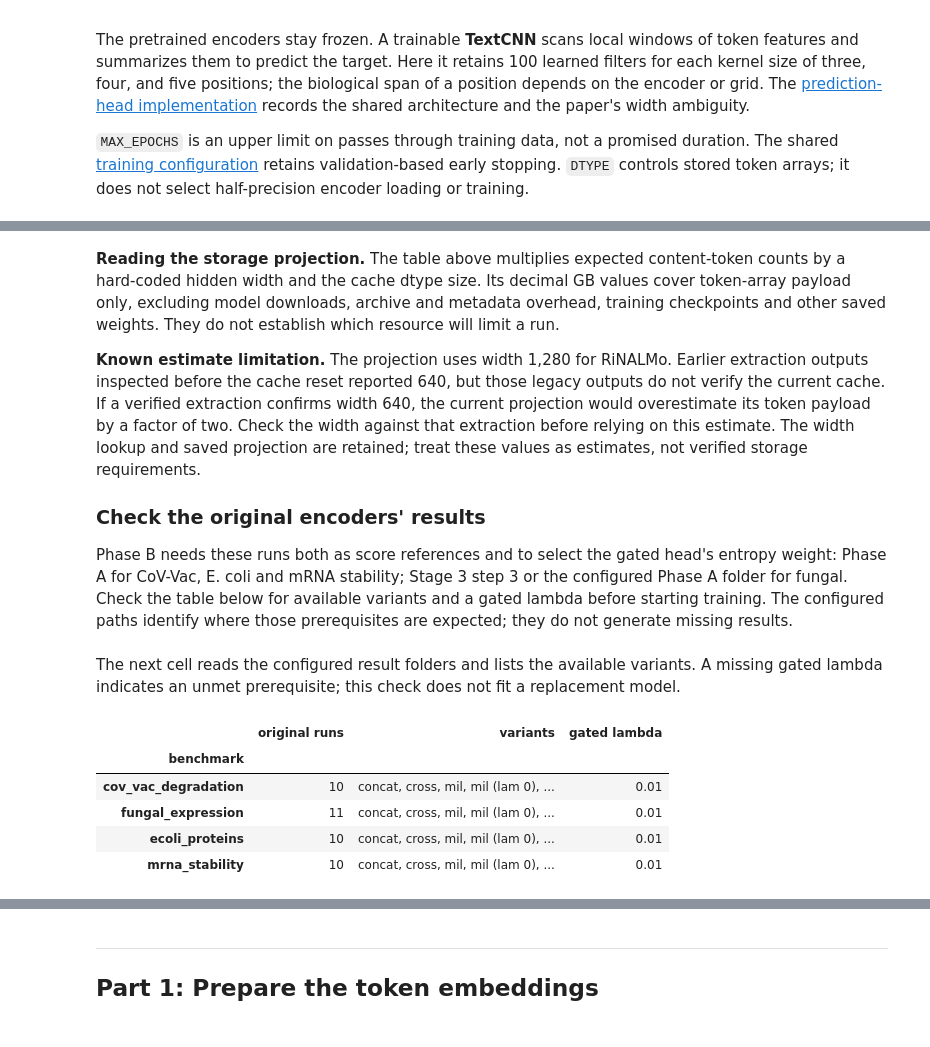
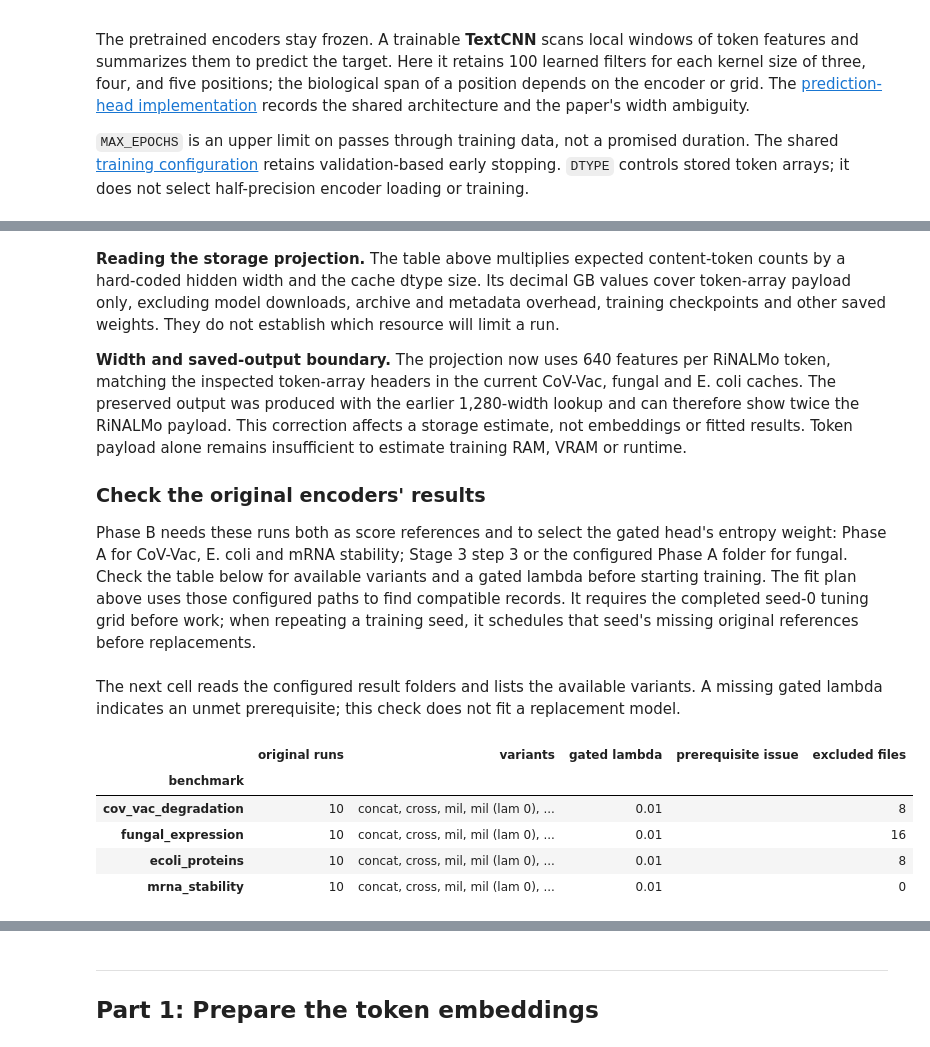
Before and after one commit to jtmckinley4/multimodal-bio-fusion, a Jupyter notebook: Code/stage4/tier2_encoder_swaps.ipynb, the cells around one changed output, grey strips where cells are left out. Cells and saved outputs as stored; diff of their text form; code cells hidden in the pictures.

```diff
--- a/Code/stage4/tier2_encoder_swaps.ipynb
+++ b/Code/stage4/tier2_encoder_swaps.ipynb
@@ -170,4 +175,7 @@ Selected device: cuda | GPU: NVIDIA GeForce RTX 2060 SUPER
 # %%
+# Default Run All reads saved evidence; changing this enables research computation.
+READ_SAVED_RESULTS = False
+
 BENCHMARKS = (
     "cov_vac_degradation",
     "fungal_expression",
@@ -204,7 +212,9 @@ TCONV = "equation"  # Retain the Equation 1 six-mer-to-codon upsampling.
 CHANNELS = 100      # Learned filters per TextCNN kernel size, not encoder width.
 BATCH_SIZE = 32     # Benchmark rows per training minibatch.
 MAX_EPOCHS = 500    # Ceiling; validation-based early stopping may end a fit sooner.
-SEED = 0           # Retained training seed and original-result selection.
+SEED = 0           # Change manually to 1, then 2; one training seed per execution.
+SELECTION_SEED = 0 # Keep validation-selected penalties and baseline choices fixed.
+RUN_BOOTSTRAP = False  # Separate analysis; leave off when completing fits or repeats.
 
 # Cache chunking and stored-array precision, not encoder or training precision
 CHUNK_SIZE = tokens.DEFAULT_CHUNK
@@ -221,8 +231,8 @@ SWAPS = [
     ("prot", "esm2_150m"),
     ("prot", "protbert"),
 ]
-# Keep the selected stability subset; the storage projection is not a feasibility check.
-STABILITY_SWAPS = [("rna", "mrnafm"), ("rna", "calm"), ("prot", "esm2_150m")]
+# Include all eight replacements; completed fits in the former subset are reused.
+STABILITY_SWAPS = list(SWAPS)
 ORIGINAL = dict(blf.ENCODER_OF_MODALITY)
 # %% [markdown]
 #### Select the comparisons and shared caches
@@ -320,11 +417,11 @@ All of it stays out of Git, under Code/stage3/embeddings/<benchmark>/<encoder>/.
 # %% [markdown]
 **Reading the storage projection.** The table above multiplies expected content-token counts by a hard-coded hidden width and the cache dtype size. Its decimal GB values cover token-array payload only, excluding model downloads, archive and metadata overhead, training checkpoints and other saved weights. They do not establish which resource will limit a run.
 
-**Known estimate limitation.** The projection uses width 1,280 for RiNALMo. Earlier extraction outputs inspected before the cache reset reported 640, but those legacy outputs do not verify the current cache. If a verified extraction confirms width 640, the current projection would overestimate its token payload by a factor of two. Check the width against that extraction before relying on this estimate. The width lookup and saved projection are retained; treat these values as estimates, not verified storage requirements.
+**Width and saved-output boundary.** The projection now uses 640 features per RiNALMo token, matching the inspected token-array headers in the current CoV-Vac, fungal and E. coli caches. The preserved output was produced with the earlier 1,280-width lookup and can therefore show twice the RiNALMo payload. This correction affects a storage estimate, not embeddings or fitted results. Token payload alone remains insufficient to estimate training RAM, VRAM or runtime.
 
 ### Check the original encoders' results
 
-Phase B needs these runs both as score references and to select the gated head's entropy weight: Phase A for CoV-Vac, E. coli and mRNA stability; Stage 3 step 3 or the configured Phase A folder for fungal. Check the table below for available variants and a gated lambda before starting training. The configured paths identify where those prerequisites are expected; they do not generate missing results.
+Phase B needs these runs both as score references and to select the gated head's entropy weight: Phase A for CoV-Vac, E. coli and mRNA stability; Stage 3 step 3 or the configured Phase A folder for fungal. Check the table below for available variants and a gated lambda before starting training. The fit plan above uses those configured paths to find compatible records. It requires the completed seed-0 tuning grid before work; when repeating a training seed, it schedules that seed's missing original references before replacements.
 # %%
 def label(r):
     """Keep unregularized MIL separate from the selected positive-penalty variant."""
@@ -372,24 +487,29 @@ The next cell reads the configured result folders and lists the available varian
 # %%
 status = []
 for key in BENCHMARKS:
-    runs = original_runs(key)
-    have = sorted({label(r) for r in runs})
+    report = original_report(key, SEED)
+    have = sorted({label(train.Result.load(r["path"])) for r in report.records})
     try:
         lam = original_lambda(key)
-    except RuntimeError:
-        # Show the missing prerequisite in the table; training still requires a lambda.
+    except RuntimeError as exc:
+        # Display the prerequisite failure before any extraction or fitting.
         lam = None
+        prerequisite = str(exc)
+    else:
+        prerequisite = ""
     status.append({
         "benchmark": key,
-        "original runs": len(runs),
+        "original runs": len(report.records),
         "variants": ", ".join(have),
         "gated lambda": lam,
+        "prerequisite issue": prerequisite,
+        "excluded files": len(report.issues),
     })
 pd.DataFrame(status).set_index("benchmark")
 # %% [output]
-|  | original runs | variants | gated lambda |
-| benchmark |  |  |  |
-| cov_vac_degradation | 10 | concat, cross, mil, mil (lam 0), ... | 0.01 |
-| fungal_expression | 11 | concat, cross, mil, mil (lam 0), ... | 0.01 |
-| ecoli_proteins | 10 | concat, cross, mil, mil (lam 0), ... | 0.01 |
-| mrna_stability | 10 | concat, cross, mil, mil (lam 0), ... | 0.01 |
+|  | original runs | variants | gated lambda | prerequisite issue | excluded files |
+| benchmark |  |  |  |  |  |
+| cov_vac_degradation | 10 | concat, cross, mil, mil (lam 0), ... | 0.01 |  | 8 |
+| fungal_expression | 10 | concat, cross, mil, mil (lam 0), ... | 0.01 |  | 16 |
+| ecoli_proteins | 10 | concat, cross, mil, mil (lam 0), ... | 0.01 |  | 8 |
+| mrna_stability | 10 | concat, cross, mil, mil (lam 0), ... | 0.01 |  | 0 |
```
Also changed, not shown: parts of 29 cells of this notebook, 43 other files.
